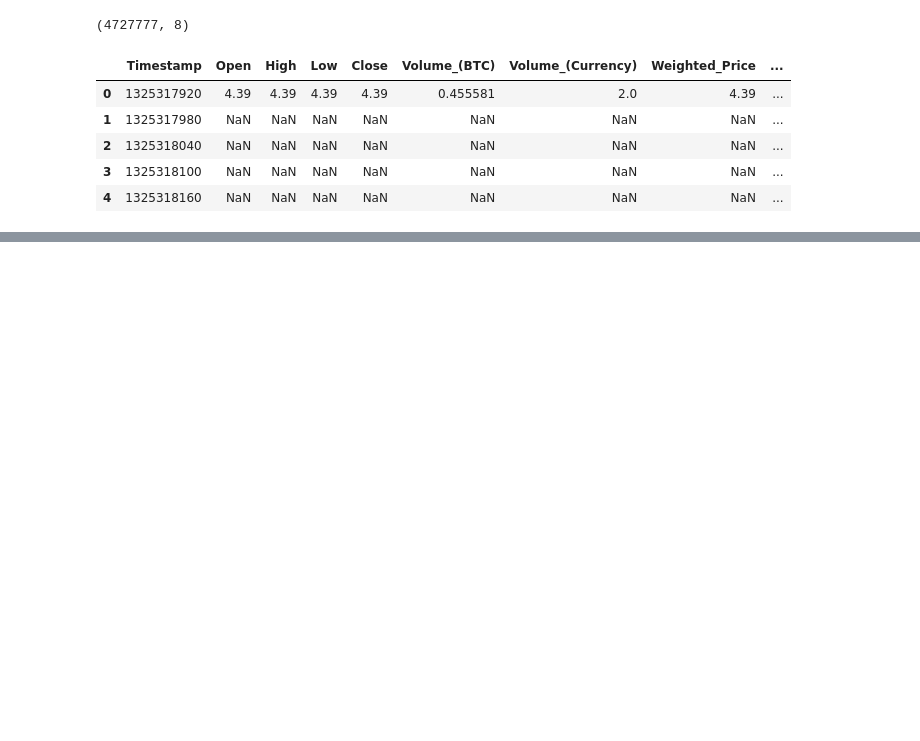
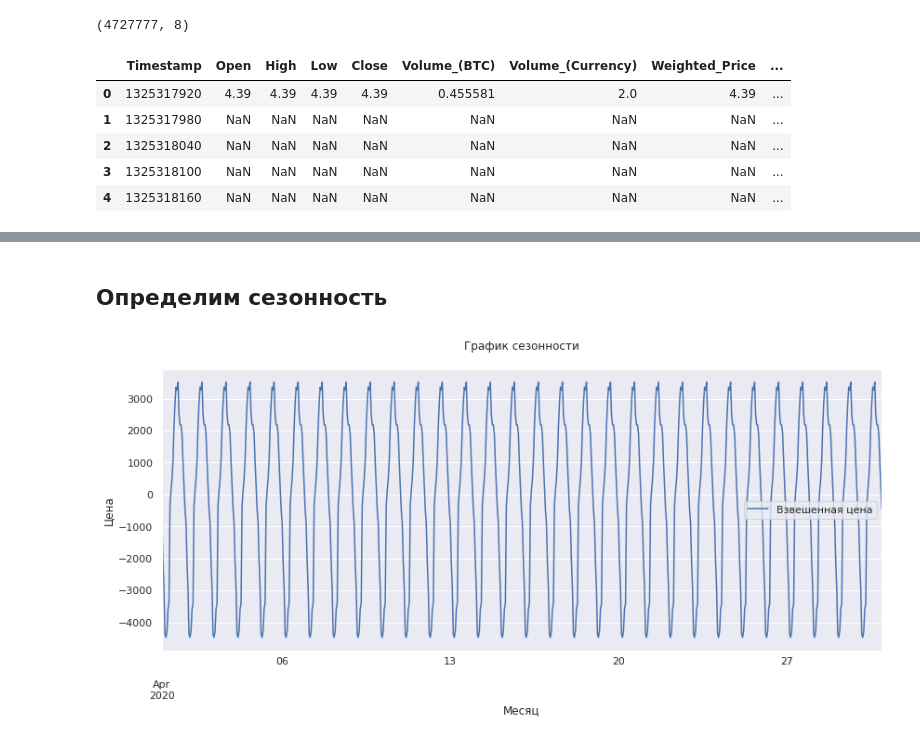
Before and after one commit to AxelVas/Analytics_of_price_BTC, a Jupyter notebook: BTC_analysis_2012_2021.ipynb, the cells around one changed output, grey strips where cells are left out. Saved outputs shown, nothing was run; the diff lists cells and outputs as text; code cells hidden in the pictures; blank space fills up the shorter version.

```diff
--- a/BTC_analysis_2012_2021.ipynb
+++ b/BTC_analysis_2012_2021.ipynb
@@ -108,0 +405,12 @@ plt.show()
+# %% [markdown]
+<a id="step_2.2"></a>
+## Определим сезонность
+# %%
+decomposed.seasonal['2020-04':'2020-04'].plot(ax=plt.gca(),figsize=(12,6))
+plt.legend(['Взвешенная цена'])
+plt.title('График сезонности', y=1.05)
+plt.xlabel('Месяц')
+plt.ylabel('Цена')
+plt.tight_layout()
+# %% [output]
+[figure, added]
```
Also changed, not shown: parts of 157 cells of this notebook.
